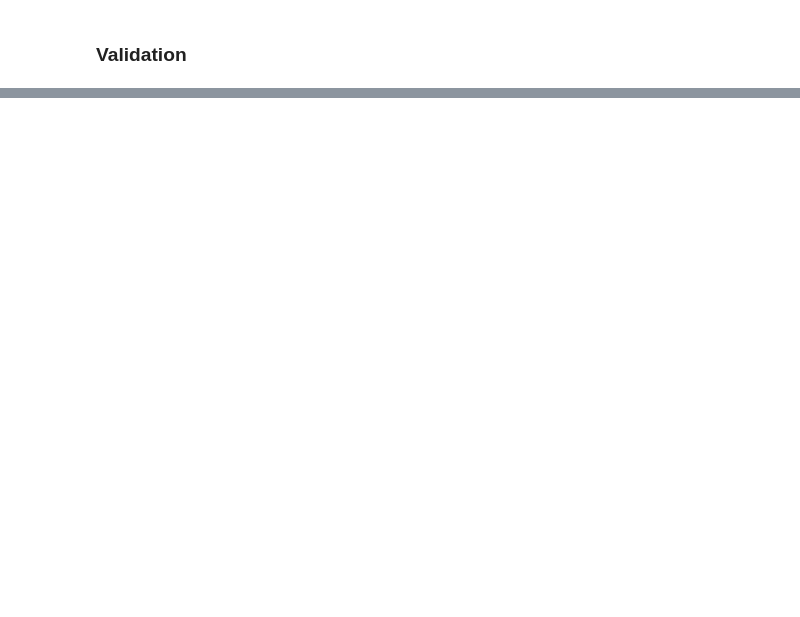
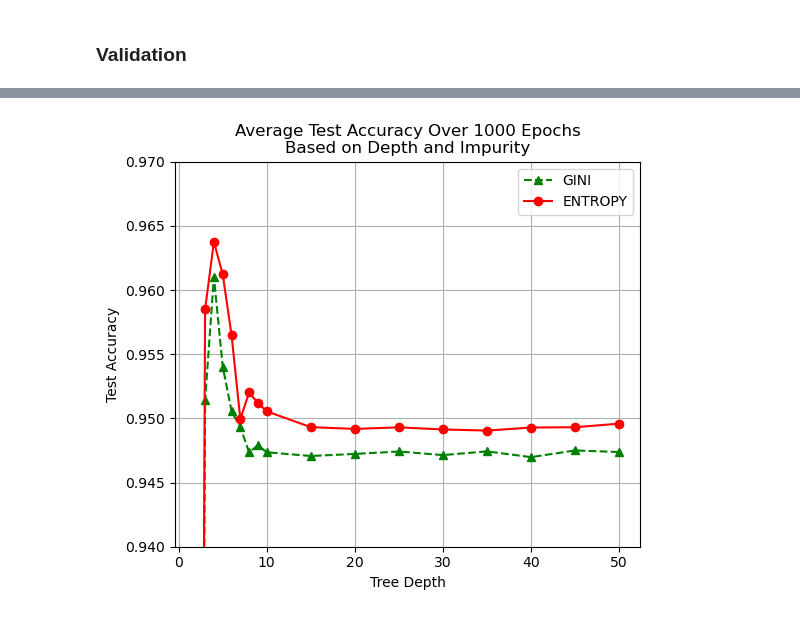
Before and after one commit to Syed-A-Naqvi/machine_learning, a Jupyter notebook: python_machine_learning/classification/improve_dating_site_matches/improve_dating_matches.ipynb, the cells around one changed output, grey strips where cells are left out. Cells and saved outputs as stored; diff of their text form; code cells hidden in the pictures; blank space fills up the shorter version.

```diff
--- a/python_machine_learning/classification/improve_dating_site_matches/improve_dating_matches.ipynb
+++ b/python_machine_learning/classification/improve_dating_site_matches/improve_dating_matches.ipynb
@@ -191,0 +276,13 @@ dtype: float64
+# %%
+plt.figure(figsize=(6,5))
+plt.plot(maxDepths, testAcc_GINI, 'g^--', label="GINI")
+plt.plot(maxDepths, testAcc_ENTROPY, 'ro-', label="ENTROPY")
+plt.legend()
+plt.title('Average Test Accuracy Over 1000 Epochs\nBased on Depth and Impurity')
+plt.xlabel('Tree Depth')
+plt.ylabel('Test Accuracy')
+plt.ylim([0.94,0.97])
+plt.grid()
+plt.show()
+# %% [output]
+[figure, added]
```
Also changed, not shown: parts of 14 cells of this notebook, 14 other files.
